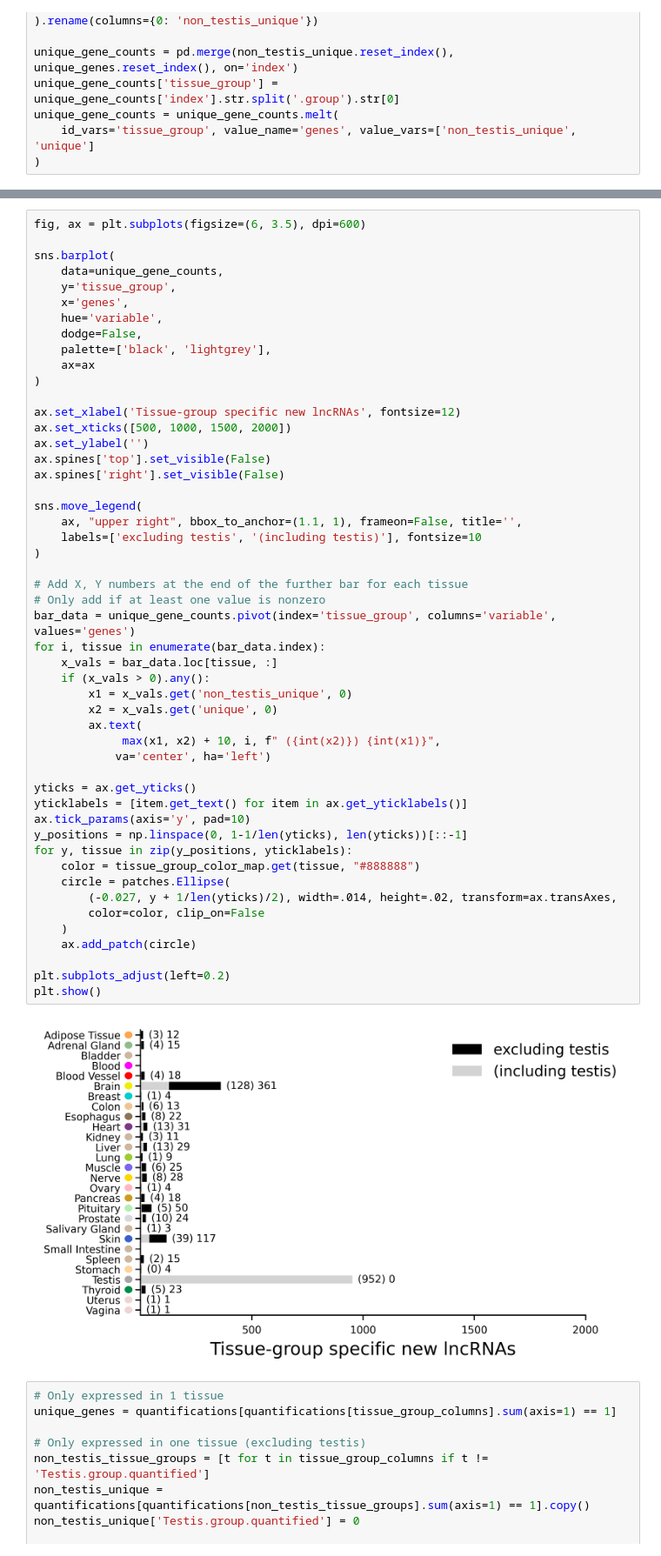
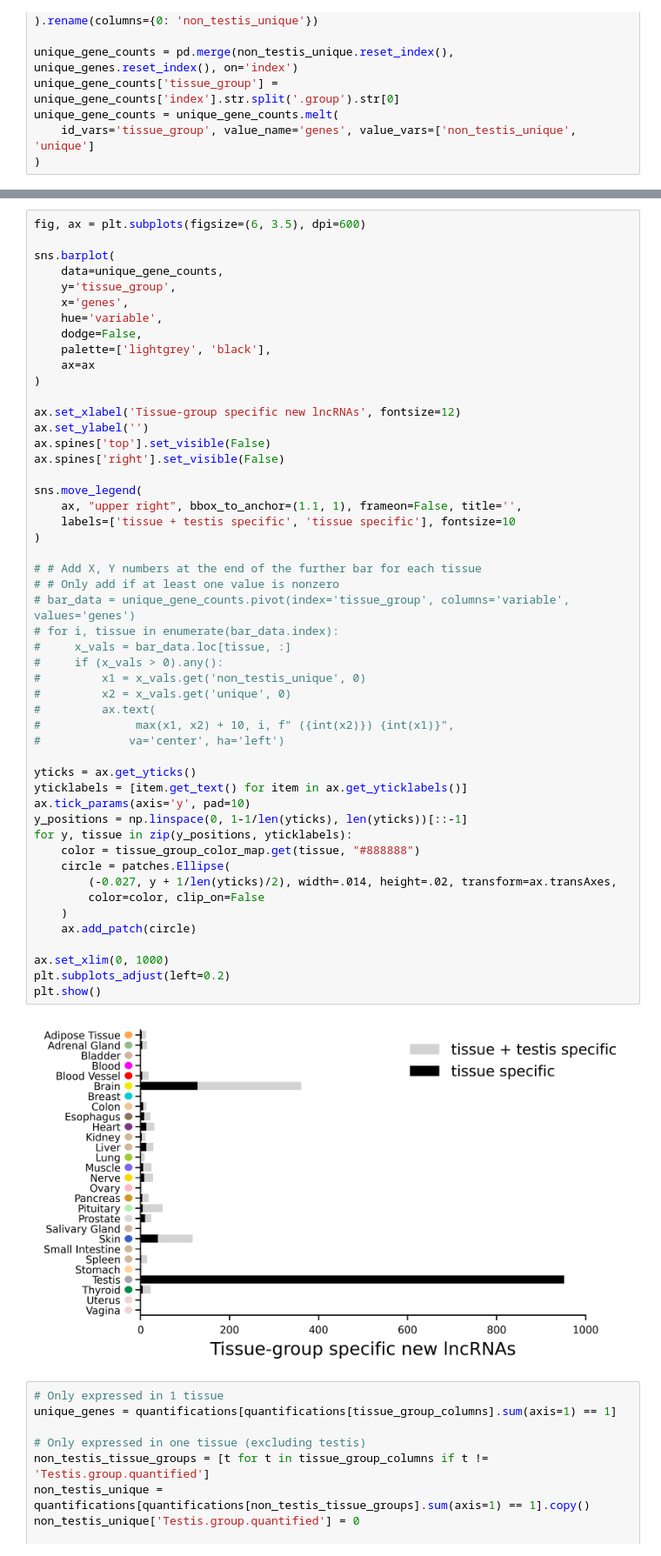
Before and after one commit to danielnachun/gtex-gencode47, a Jupyter notebook: notebooks/quantify_matched_nongenic_null.ipynb, the cells around one changed output, grey strips where cells are left out. Shown at 87% size. Drawn from its saved outputs; the diff is of its cells as text.

```diff
--- a/notebooks/quantify_matched_nongenic_null.ipynb
+++ b/notebooks/quantify_matched_nongenic_null.ipynb
@@ -986,49 +1085,49 @@ sns.barplot(
     x='genes',
     hue='variable',
     dodge=False,
-    palette=['black', 'lightgrey'],
+    palette=['lightgrey', 'black'],
     ax=ax
 )
 
 ax.set_xlabel('Tissue-group specific new lncRNAs', fontsize=12)
-ax.set_xticks([500, 1000, 1500, 2000])
 ax.set_ylabel('')
 ax.spines['top'].set_visible(False)
 ax.spines['right'].set_visible(False)
 
 sns.move_legend(
     ax, "upper right", bbox_to_anchor=(1.1, 1), frameon=False, title='',
-    labels=['excluding testis', '(including testis)'], fontsize=10
+    labels=['tissue + testis specific', 'tissue specific'], fontsize=10
 )
 
-# Add X, Y numbers at the end of the further bar for each tissue
-# Only add if at least one value is nonzero
-bar_data = unique_gene_counts.pivot(index='tissue_group', columns='variable', values='genes')
-for i, tissue in enumerate(bar_data.index):
-    x_vals = bar_data.loc[tissue, :]
-    if (x_vals > 0).any():
-        x1 = x_vals.get('non_testis_unique', 0)
-        x2 = x_vals.get('unique', 0)
-        ax.text(
-             max(x1, x2) + 10, i, f" ({int(x2)}) {int(x1)}",
-            va='center', ha='left')
+# # Add X, Y numbers at the end of the further bar for each tissue
+# # Only add if at least one value is nonzero
+# bar_data = unique_gene_counts.pivot(index='tissue_group', columns='variable', values='genes')
+# for i, tissue in enumerate(bar_data.index):
+#     x_vals = bar_data.loc[tissue, :]
+#     if (x_vals > 0).any():
+#         x1 = x_vals.get('non_testis_unique', 0)
+#         x2 = x_vals.get('unique', 0)
+#         ax.text(
+#              max(x1, x2) + 10, i, f" ({int(x2)}) {int(x1)}",
+#             va='center', ha='left')
 
 yticks = ax.get_yticks()
 yticklabels = [item.get_text() for item in ax.get_yticklabels()]
 ax.tick_params(axis='y', pad=10)
 y_positions = np.linspace(0, 1-1/len(yticks), len(yticks))[::-1]
 for y, tissue in zip(y_positions, yticklabels):
     color = tissue_group_color_map.get(tissue, "#888888")
     circle = patches.Ellipse(
         (-0.027, y + 1/len(yticks)/2), width=.014, height=.02, transform=ax.transAxes,
         color=color, clip_on=False
     )
     ax.add_patch(circle)
 
+ax.set_xlim(0, 1000)
 plt.subplots_adjust(left=0.2)
 plt.show()
 # %% [output]
-[figure, old version]
+[figure, new version]
 # %%
 # Only expressed in 1 tissue
 unique_genes = quantifications[quantifications[tissue_group_columns].sum(axis=1) == 1]
```
Also changed, not shown: parts of 12 cells of this notebook, 30 other files.
